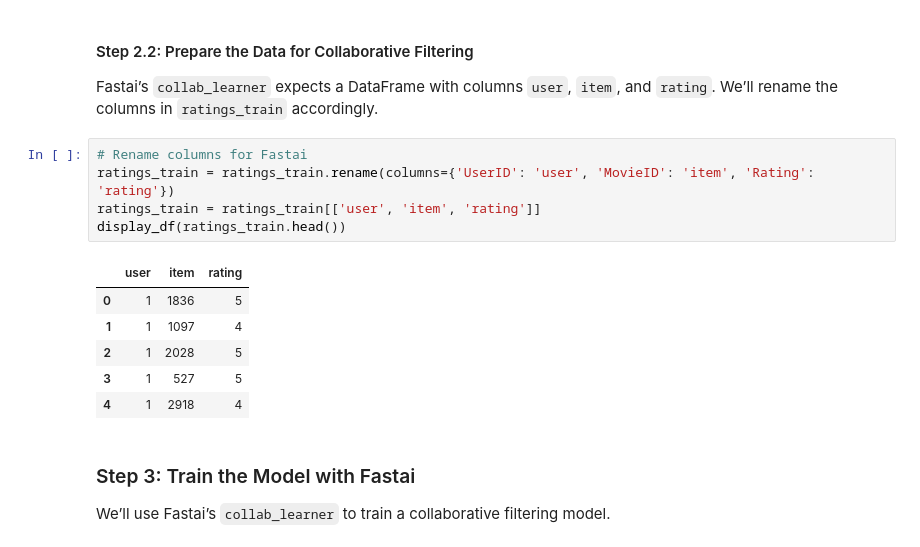
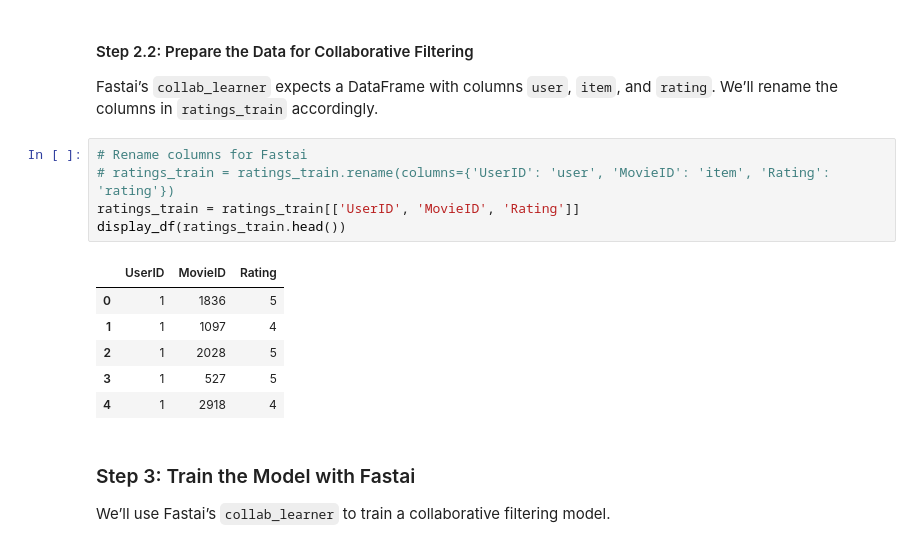
Before and after one commit to twtang/blog, a Jupyter notebook: posts/msbd5002-q8/Q8_code.ipynb, the cells around one changed output. Drawn from its saved outputs; the diff is of its cells as text.

```diff
--- a/posts/msbd5002-q8/Q8_code.ipynb
+++ b/posts/msbd5002-q8/Q8_code.ipynb
@@ -124,11 +124,11 @@ Test Ratings:
 Fastai’s `collab_learner` expects a DataFrame with columns `user`, `item`, and `rating`. We’ll rename the columns in `ratings_train` accordingly.
 # %%
 # Rename columns for Fastai
-ratings_train = ratings_train.rename(columns={'UserID': 'user', 'MovieID': 'item', 'Rating': 'rating'})
-ratings_train = ratings_train[['user', 'item', 'rating']]
+# ratings_train = ratings_train.rename(columns={'UserID': 'user', 'MovieID': 'item', 'Rating': 'rating'})
+ratings_train = ratings_train[['UserID', 'MovieID', 'Rating']]
 display_df(ratings_train.head())
 # %% [output]
-|  | user | item | rating |
+|  | UserID | MovieID | Rating |
 | 0 | 1 | 1836 | 5 |
 | 1 | 1 | 1097 | 4 |
 | 2 | 1 | 2028 | 5 |
```
Also changed, not shown: parts of 22 cells of this notebook, 18 other files.
